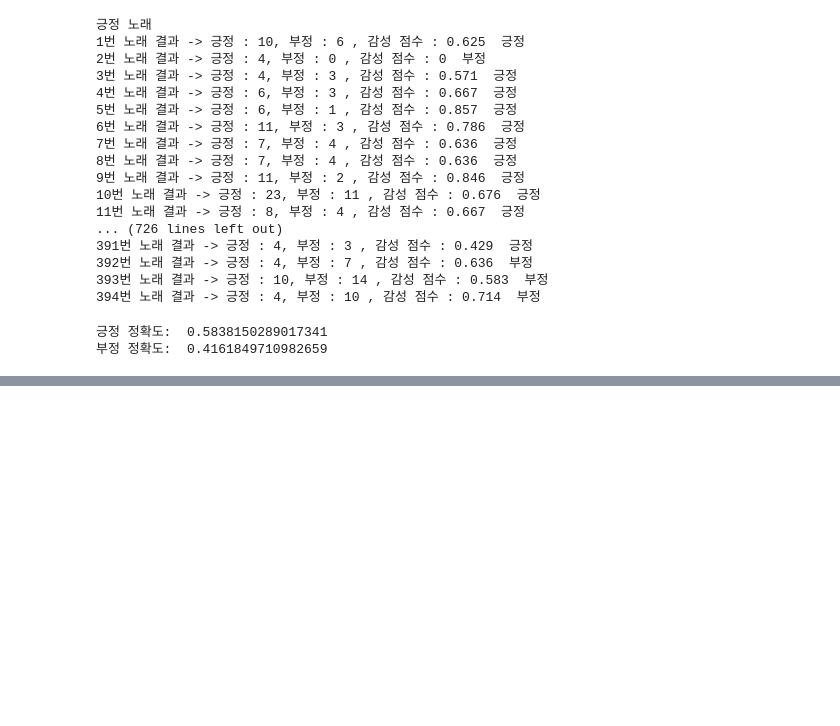
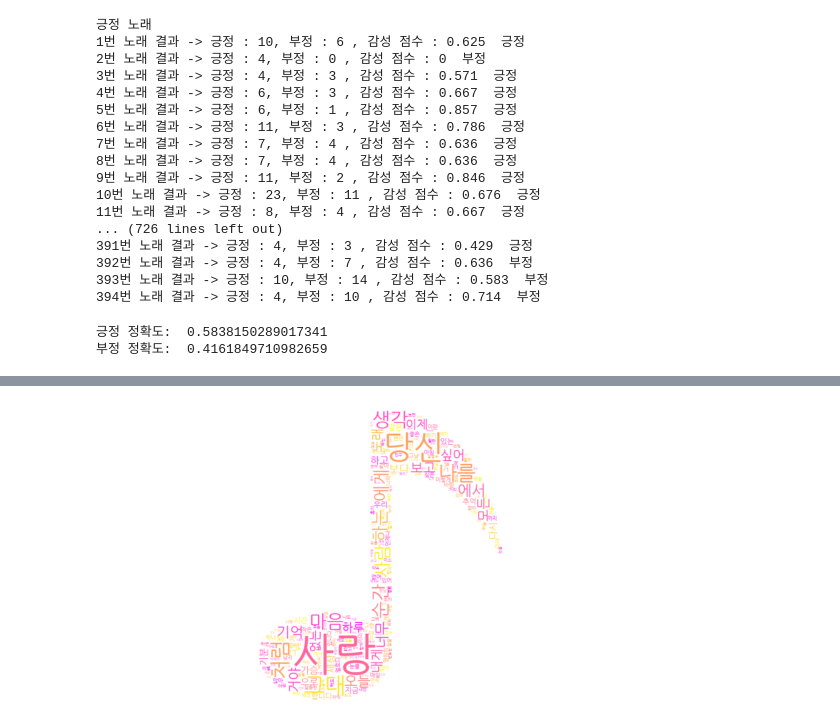
Before and after one commit to heydoit/NLP, a Jupyter notebook: KNU.ipynb, the cells around one changed output, grey strips where cells are left out. Drawn from its saved outputs; the diff is of its cells as text; code cells hidden in the pictures; blank space fills up the shorter version.

Commit message:
KNU에 wordcloud(폰트, 색) 추가 및 kosac 코드로 데이터 추출 기능 수정

```diff
--- a/KNU.ipynb
+++ b/KNU.ipynb
@@ -201,0 +201,16 @@ with open('KUN_neg.csv', 'w', newline= '\n') as f:
+# %%
+Lyrics_knu = pd.read_csv('/content/Lyrics_Knu.csv')
+Lyrics_kosac = pd.read_csv('/content/Lyrics_koSac (1).csv')
+
+
+Lyrics_knu_pos = Lyrics_knu[Lyrics_knu['pos_neg'] == 1]
+Lyrics_knu_pos_happy = Lyrics_knu_pos[Lyrics_knu_pos['label'] == 0]
+Lyrics_knu_pos_sad = Lyrics_knu_pos[Lyrics_knu_pos['label'] == 1]
+Lyrics_knu_pos_anger = Lyrics_knu_pos[Lyrics_knu_pos['label'] == 2]
+Lyrics_knu_pos_hope = Lyrics_knu_pos[Lyrics_knu_pos['label'] == 3]
+
+Lyrics_knu_neg = Lyrics_knu[Lyrics_knu['pos_neg'] == 1]
+Lyrics_knu_neg_happy = Lyrics_knu_neg[Lyrics_knu_neg['label'] == 0]
+Lyrics_knu_neg_sad = Lyrics_knu_neg[Lyrics_knu_neg['label'] == 1]
+Lyrics_knu_neg_anger = Lyrics_knu_neg[Lyrics_knu_neg['label'] == 2]
+Lyrics_knu_neg_hope = Lyrics_knu_neg[Lyrics_knu_neg['label'] == 3]
@@ -201,0 +334,67 @@ with open('KUN_neg.csv', 'w', newline= '\n') as f:
+# %%
+from PIL import Image
+import numpy as np
+%matplotlib inline
+
+# 웹사이트에서 iconpp.png라는 파일을 다운받아 분석 환경에 미리 upload 해줍니다.
+icon=Image.open('/content/pngegg.png')
+mask = Image.new("RGB", icon.size, (255,255,255))
+mask.paste(icon,icon)
+mask = np.array(mask)
+
+wc1 = WordCloud(font_path="/content/NanumGothic.ttf",                           #폰트
+               background_color='white',                              #배경색
+               width=800, height=1200,                                 #사이즈설정
+               max_words=200                                          #단어갯수
+                ,mask=mask,
+              colormap = 'spring'
+              )
+
+wc2 = WordCloud(font_path='/content/NanumGothic.ttf',                           #폰트
+               background_color='white',                              #배경색
+               width=800, height=600,                                 #사이즈설정
+               max_words=200                                          #단어갯수
+                ,mask=mask
+                , colormap = 'PuBu'
+              )
+
+wc3 = WordCloud(font_path='/content/NanumGothic.ttf',                           #폰트
+               background_color='white',                              #배경색
+               width=800, height=600,                                 #사이즈설정
+               max_words=200                                          #단어갯수
+                ,mask=mask
+                , colormap = 'Reds'
+              )
+
+wc4 = WordCloud(font_path='/content/NanumGothic.ttf',                           #폰트
+               background_color='white',                              #배경색
+               width=800, height=600,                                 #사이즈설정
+               max_words=200                                          #단어갯수
+                ,mask=mask
+                , colormap = 'gist_ncar'
+             )
+
+#행복
+cloud1 = wc1.generate_from_frequencies(goal_cnt_sad)              #사전형태의 데이터
+plt.figure(figsize=(10,10))                                           #액자사이즈설정
+plt.axis('off')                                                       #테두리 선 없애기
+plt.imshow(cloud1,interpolation="bilinear")
+
+# # 슬픔
+cloud2 = wc2.generate_from_frequencies(goal_cnt_sad)              #사전형태의 데이터
+plt.figure(figsize=(10,10))                                           #액자사이즈설정
+plt.axis('off')                                                       #테두리 선 없애기
+plt.imshow(cloud2,interpolation="bilinear")
+
+# # 분노
+cloud3 = wc3.generate_from_frequencies(goal_cnt_anger)              #사전형태의 데이터
+plt.figure(figsize=(10,10))                                           #액자사이즈설정
+plt.axis('off')                                                       #테두리 선 없애기
+plt.imshow(cloud3,interpolation="bilinear")
+
+# # 희망
+cloud4 = wc4.generate_from_frequencies(goal_cnt_hope)              #사전형태의 데이터
+plt.figure(figsize=(10,10))                                           #액자사이즈설정
+plt.axis('off')                                                       #테두리 선 없애기
+plt.imshow(cloud4,interpolation="bilinear")
+# %% [output]
@@ -201,0 +402 @@ with open('KUN_neg.csv', 'w', newline= '\n') as f:
+[figure, added]
```
Also changed, not shown: parts of 14 cells of this notebook, 1 other file.
